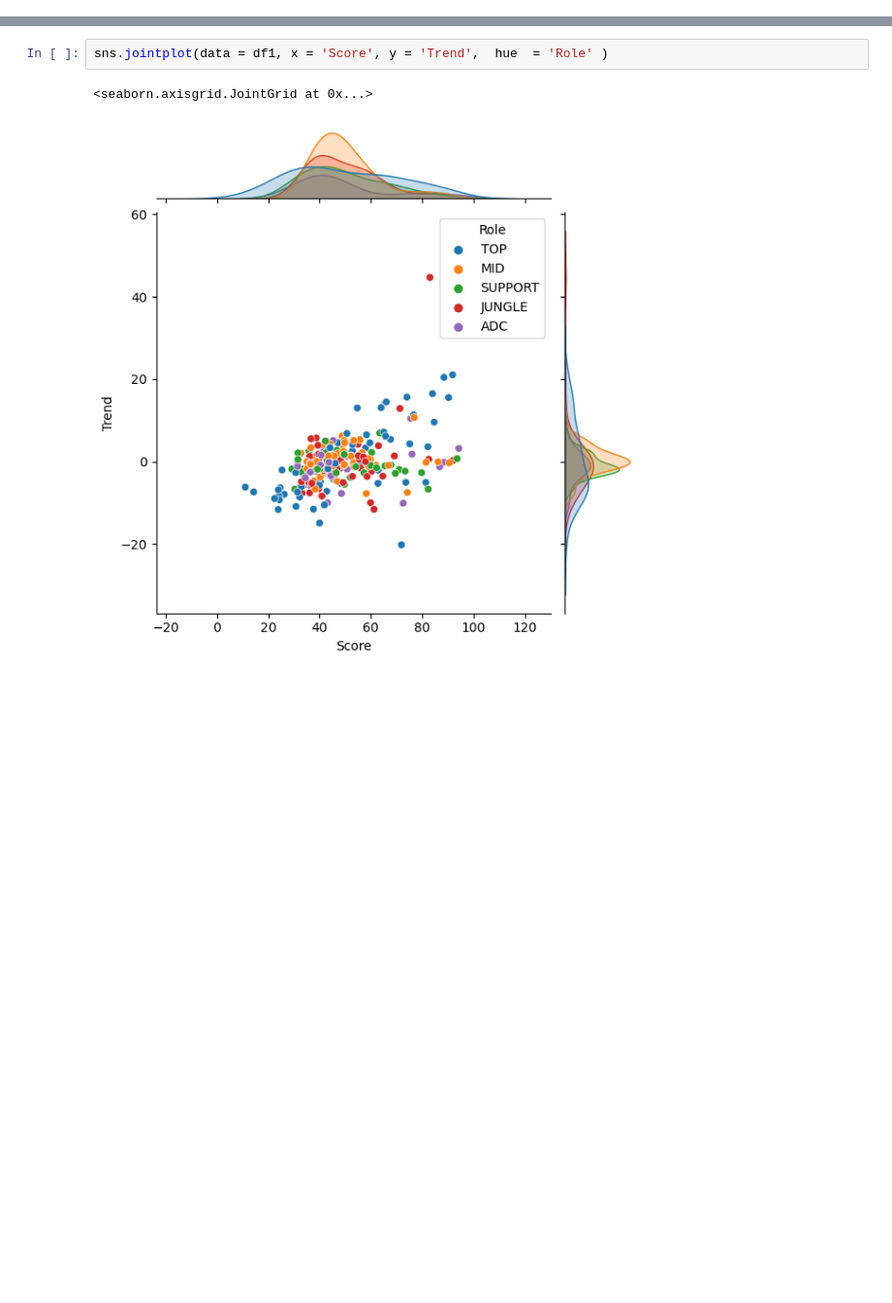
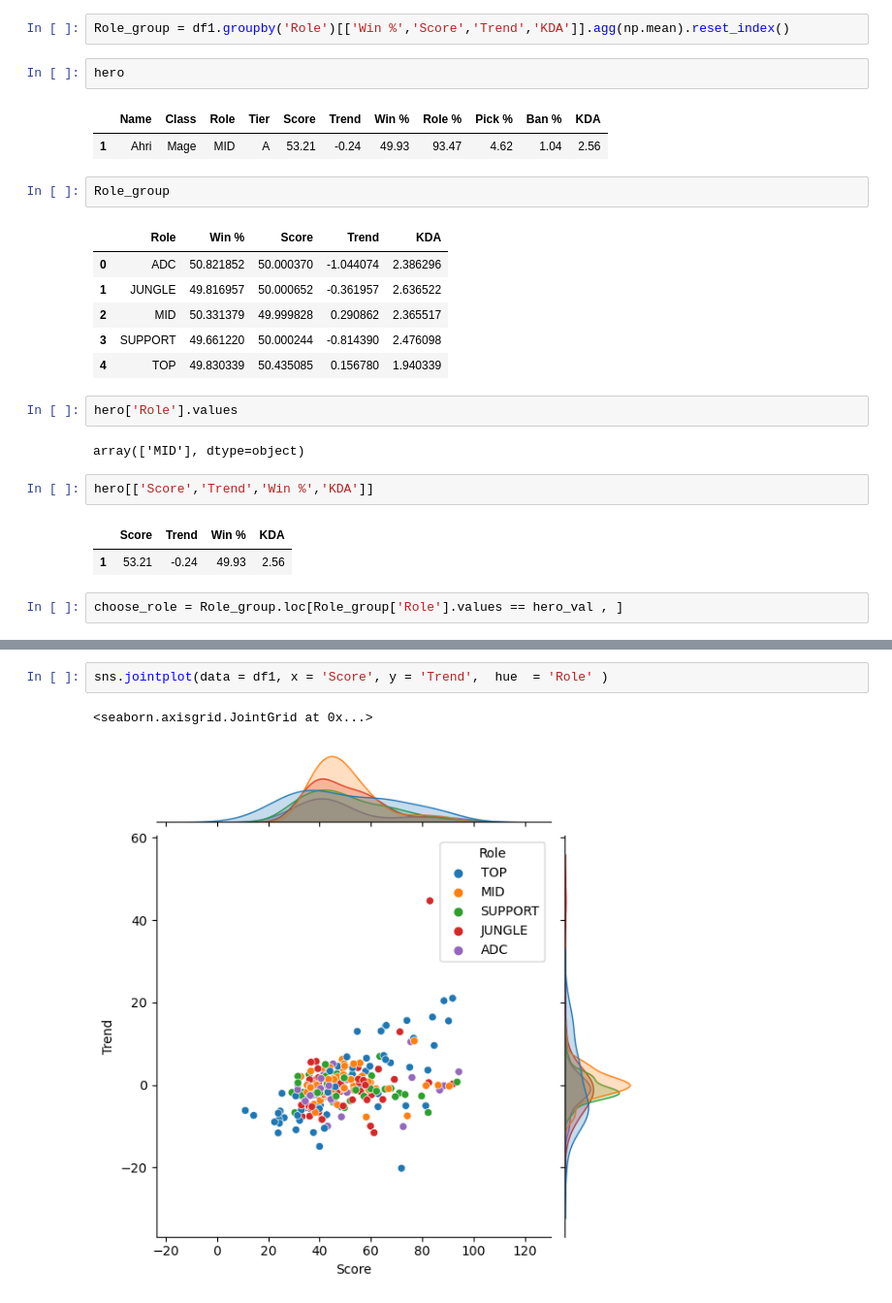
Before and after one commit to leopard4/-LoL_Tier_streamlit, a Jupyter notebook: EDA.ipynb, the cells around one changed output, grey strips where cells are left out. Shown: that part at 97% size. Drawn from its saved outputs; the diff is of its cells as text; blank space fills up the shorter version.

```diff
--- a/EDA.ipynb
+++ b/EDA.ipynb
@@ -39,0 +167,27 @@ plt.show()
+# %%
+Role_group = df1.groupby('Role')[['Win %','Score','Trend','KDA']].agg(np.mean).reset_index()
+# %%
+hero
+# %% [output]
+|  | Name | Class | Role | Tier | Score | Trend | Win % | Role % | Pick % | Ban % | KDA |
+| 1 | Ahri | Mage | MID | A | 53.21 | -0.24 | 49.93 | 93.47 | 4.62 | 1.04 | 2.56 |
+# %%
+Role_group
+# %% [output]
+|  | Role | Win % | Score | Trend | KDA |
+| 0 | ADC | 50.821852 | 50.000370 | -1.044074 | 2.386296 |
+| 1 | JUNGLE | 49.816957 | 50.000652 | -0.361957 | 2.636522 |
+| 2 | MID | 50.331379 | 49.999828 | 0.290862 | 2.365517 |
+| 3 | SUPPORT | 49.661220 | 50.000244 | -0.814390 | 2.476098 |
+| 4 | TOP | 49.830339 | 50.435085 | 0.156780 | 1.940339 |
+# %%
+hero['Role'].values
+# %% [output]
+array(['MID'], dtype=object)
+# %%
+hero[['Score','Trend','Win %','KDA']]
+# %% [output]
+|  | Score | Trend | Win % | KDA |
+| 1 | 53.21 | -0.24 | 49.93 | 2.56 |
+# %%
+choose_role = Role_group.loc[Role_group['Role'].values == hero_val , ]
```
Also changed, not shown: parts of 51 cells of this notebook, 1 other file.
